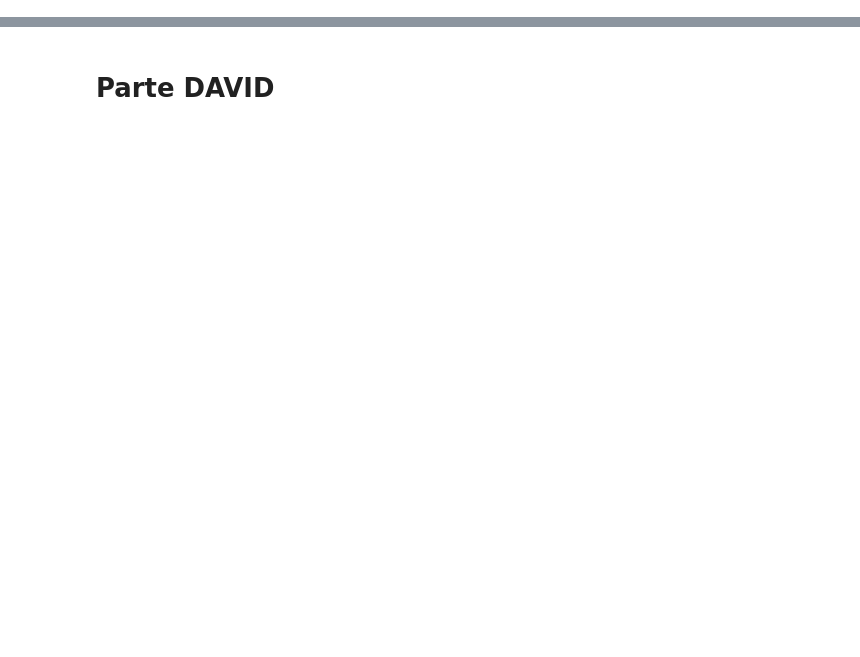
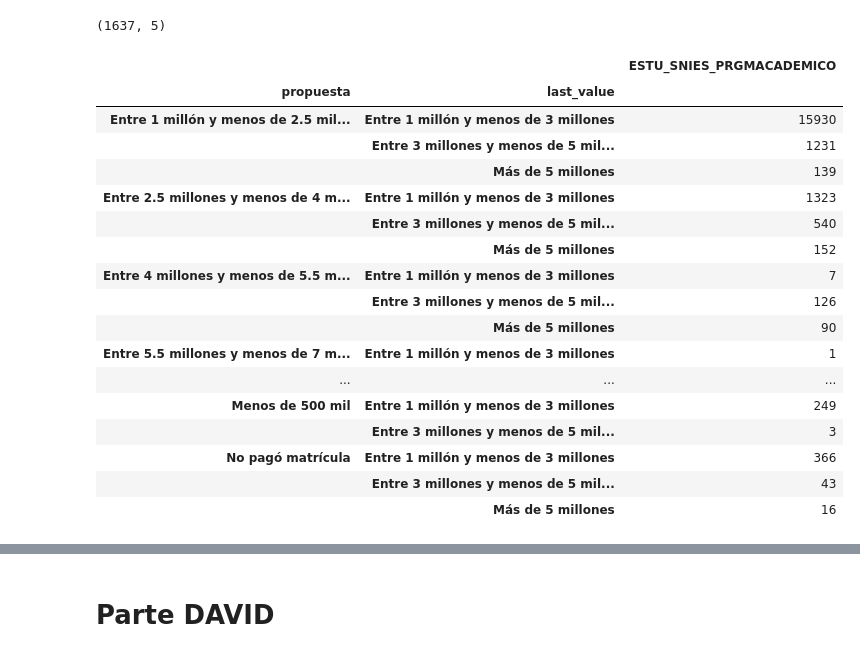
Before and after one commit to epberdugoc/CodeRepDS4A_2020team18, a Jupyter notebook: Codigo Limpieza.ipynb, the cells around one changed output, grey strips where cells are left out. Drawn from its saved outputs; the diff is of its cells as text; code cells hidden in the pictures; blank space fills up the shorter version.

```diff
--- a/Codigo Limpieza.ipynb
+++ b/Codigo Limpieza.ipynb
@@ -31,0 +104,3 @@ Index(['Unnamed: 0', 'ESTU_TIPODOCUMENTO', 'ESTU_NACIONALIDAD', 'ESTU_GENERO',
+# %%
+mask_tyt_20161 = (datafinal['PRUEBA'] == 'SaberTyT') & (datafinal['PERIODO-X'] == 20161)
+tyt_20161 = datafinal[mask_tyt_20161][['ESTU_VALORMATRICULAUNIVERSIDAD', 'INST_COD_INSTITUCION', 'ESTU_SNIES_PRGMACADEMICO']]
@@ -31,0 +115,9 @@ Index(['Unnamed: 0', 'ESTU_TIPODOCUMENTO', 'ESTU_NACIONALIDAD', 'ESTU_GENERO',
+# %%
+to_replace = [
+    'Entre 1 millón y menos de 3 millones',
+    'Entre 3 millones y menos de 5 millones',
+    'Más de 5 millones'
+]
+
+tyt_20161 = tyt_20161.replace(to_replace=to_replace, value=np.nan)
+tyt_20161.head(4)
@@ -31,0 +138,3 @@ Index(['Unnamed: 0', 'ESTU_TIPODOCUMENTO', 'ESTU_NACIONALIDAD', 'ESTU_GENERO',
+# %%
+merged = tyt_20161.merge(values_20162, on=['INST_COD_INSTITUCION', 'ESTU_SNIES_PRGMACADEMICO'], how='left')
+merged.head(4)
@@ -31,0 +151,5 @@ Index(['Unnamed: 0', 'ESTU_TIPODOCUMENTO', 'ESTU_NACIONALIDAD', 'ESTU_GENERO',
+# %%
+merged['propuesta'] = merged['ESTU_VALORMATRICULAUNIVERSIDAD_x']
+merged['propuesta'] = merged['propuesta'].fillna(merged['ESTU_VALORMATRICULAUNIVERSIDAD_y'])
+
+merged.head(4)
@@ -31,0 +170,34 @@ Index(['Unnamed: 0', 'ESTU_TIPODOCUMENTO', 'ESTU_NACIONALIDAD', 'ESTU_GENERO',
+# %%
+merged[merged.propuesta.isna()].shape # NAs
+# %% [output]
+(1637, 5)
+# %%
+tyt_20161_unchanged = datafinal[mask_tyt_20161][['ESTU_VALORMATRICULAUNIVERSIDAD', 'INST_COD_INSTITUCION', 'ESTU_SNIES_PRGMACADEMICO']]
+
+merged['last_value'] = tyt_20161_unchanged['ESTU_VALORMATRICULAUNIVERSIDAD']
+
+changes = merged[merged['last_value'].isin(to_replace)]
+
+unique_changes = changes[['ESTU_SNIES_PRGMACADEMICO', 'propuesta', 'last_value']]\
+                    .groupby(['propuesta', 'last_value']).count()
+
+unique_changes
+# %% [output]
+|  |  | ESTU_SNIES_PRGMACADEMICO |
+| propuesta | last_value |  |
+| Entre 1 millón y menos de 2.5 mil... | Entre 1 millón y menos de 3 millones | 15930 |
+|  | Entre 3 millones y menos de 5 mil... | 1231 |
+|  | Más de 5 millones | 139 |
+| Entre 2.5 millones y menos de 4 m... | Entre 1 millón y menos de 3 millones | 1323 |
+|  | Entre 3 millones y menos de 5 mil... | 540 |
+|  | Más de 5 millones | 152 |
+| Entre 4 millones y menos de 5.5 m... | Entre 1 millón y menos de 3 millones | 7 |
+|  | Entre 3 millones y menos de 5 mil... | 126 |
+|  | Más de 5 millones | 90 |
+| Entre 5.5 millones y menos de 7 m... | Entre 1 millón y menos de 3 millones | 1 |
+| ... | ... | ... |
+| Menos de 500 mil | Entre 1 millón y menos de 3 millones | 249 |
+|  | Entre 3 millones y menos de 5 mil... | 3 |
+| No pagó matrícula | Entre 1 millón y menos de 3 millones | 366 |
+|  | Entre 3 millones y menos de 5 mil... | 43 |
+|  | Más de 5 millones | 16 |
```
Also changed, not shown: parts of 88 cells of this notebook, 1 other file.
